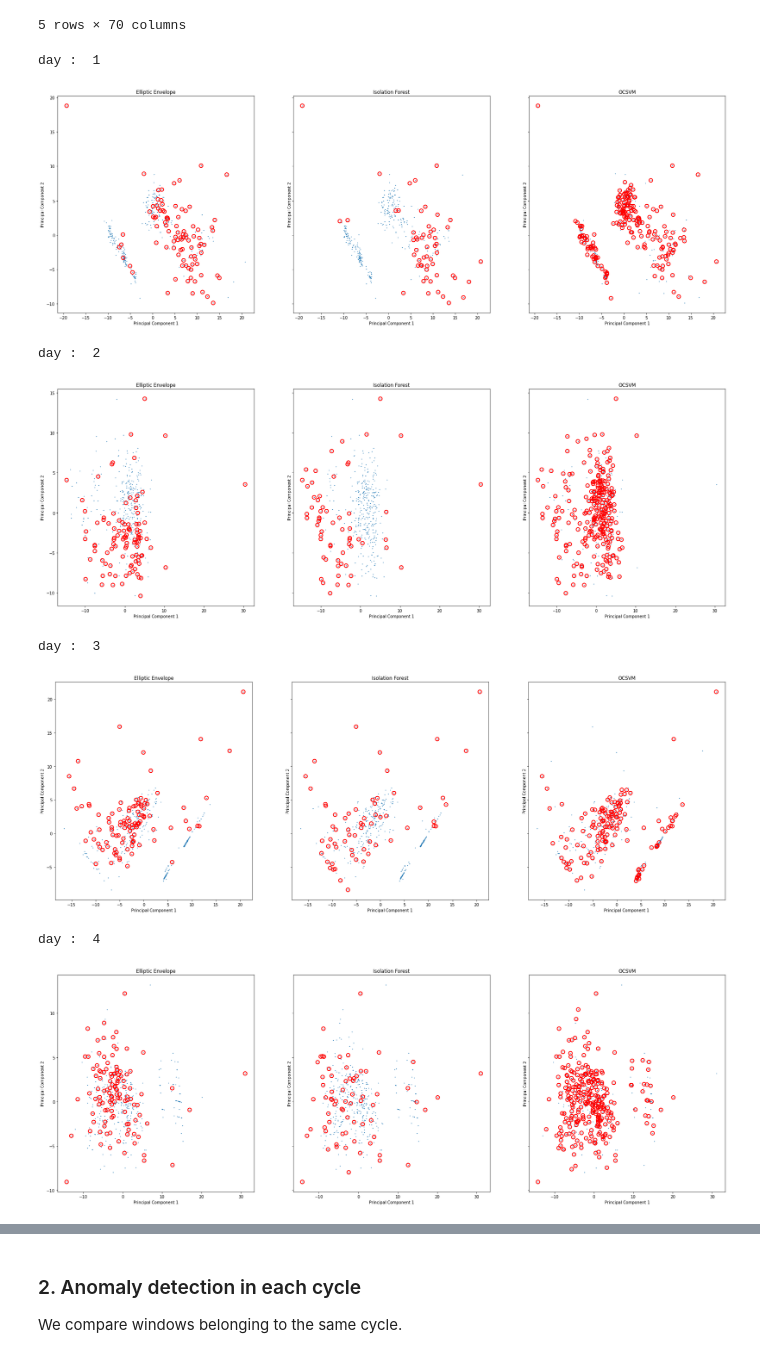
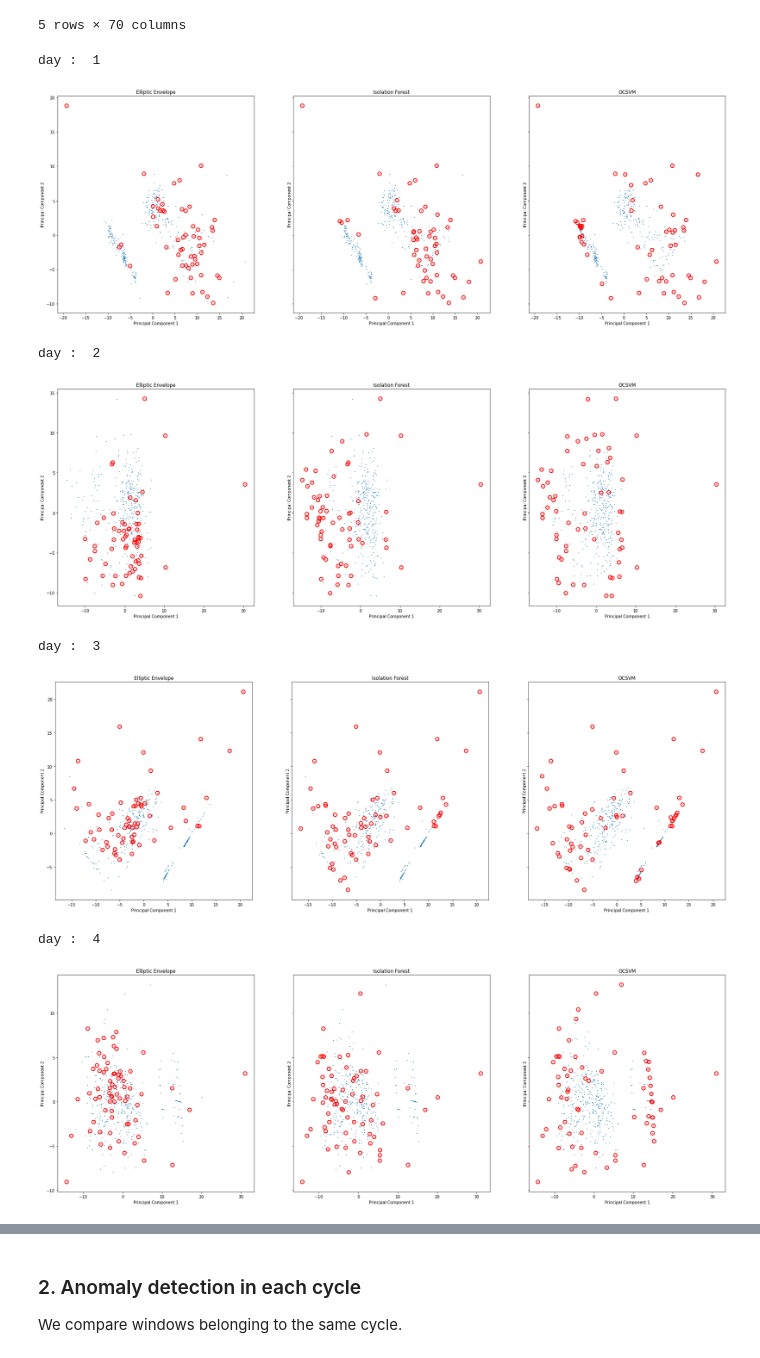
Before and after one commit to adechelette/machine-learning, a Jupyter notebook: 13 - Anomaly Detection/be_anomaly_detection-3.ipynb, the cells around one changed output, grey strips where cells are left out. Cells and saved outputs as stored; diff of their text form; code cells hidden in the pictures.

```diff
--- a/13 - Anomaly Detection/be_anomaly_detection-3.ipynb
+++ b/13 - Anomaly Detection/be_anomaly_detection-3.ipynb
@@ -45,7 +52,7 @@ data.head()
 We define anomaly detectors
 # %%
 classifiers = {
-    'Elliptic Envelope': EllipticEnvelope(contamination=0.25),
+    'Elliptic Envelope': EllipticEnvelope(contamination=0.15),
     'Isolation Forest' : IsolationForest(n_estimators=100, contamination=0.15),
-    'OCSVM'            : OneClassSVM(nu=0.15, kernel="rbf", gamma=0.3),
+    'OCSVM'            : OneClassSVM(nu=0.15, kernel="rbf", gamma='scale'),
 }
@@ -185,12 +195,22 @@ The explainability is not that high using all the windows at once. We will see t
 # %%
-#Visualization day by day
-# ALICE DO THIS PLEASE !!!!!!!!!!!!!!!!!!!!!
-
-## Vizualisation for a given set of cycles
+## Visualization day by day
 
 data_splitted = data.copy()
 data_splitted[['day','cycle','window']] = data_splitted['day_cycle_window'].str.split(pat="_",expand=True)
 
-_, axes = plt.subplots(2, 2, figsize = (16,16))
+_, axes = plt.subplots(2, 2, figsize = (20,20))
 
 pca = PCA(n_components=2)
+
+for i in range(4):
+    day = i+1
+
+    data_pca = data_splitted[data_splitted['day'] == str(day)]
+    data_pca = data_pca.drop(['day_cycle_window','day','cycle','window'],axis=1)
+
+    res = pca.fit_transform(data_pca)
+
+    PCA_score = np.sum(pca.explained_variance_ratio_)
+
+    axes[i//2, i%2].plot(res[:,0], res[:,1], 'o')
+    axes[i//2, i%2].set_title('Windows of day ' + str(i+1) + '. PCA explainability = %0.2f' % PCA_score)
@@ -212,26 +236,31 @@ data_reduced.head()
 | 4 | 1_1_13 | 0.137776 | 0.140935 | 0.006691 | 0.161408 | 0.137776 | 0 | 0.150402 | 0.152487 | 0.004849 | ... |
 5 rows × 70 columns
 # %%
+L_anomalies = [[[] for _ in range(4)] for _ in range(len(classifiers.items()))]
+
 for day,df in data_reduced.groupby(['day']):
     df2 = df.drop(columns=['day','cycle','window','day_cycle_window'])
     print("day : ",day)
     df_pca = do_pca(df2,2)
 
     # Learn a frontier for outlier detection with several classifiers
     xx1, yy1 = np.meshgrid(np.linspace(0, 6, 500), np.linspace(1, 4.5, 500))
     _, ax = plt.subplots(1,3, sharey=True, figsize=(30,10))
 
     for i, (clf_name, clf) in enumerate(classifiers.items()):
         clf.fit(df2)
         pred = clf.predict(df2)
         plot_pca(df_pca,clf_name,ax[i],pred=pred)
+
+        L_anomalies[i][int(day)-1].append(np.sum(pred == -1))
+
     plt.show()
 # %% [output]
 day :  1
-[figure, old version]
+[figure, new version]
 day :  2
-[figure, old version]
+[figure, new version]
 day :  3
-[figure, old version]
+[figure, new version]
 day :  4
-[figure, old version]
+[figure, new version]
```
Also changed, not shown: parts of 29 cells of this notebook, 4 other files.
